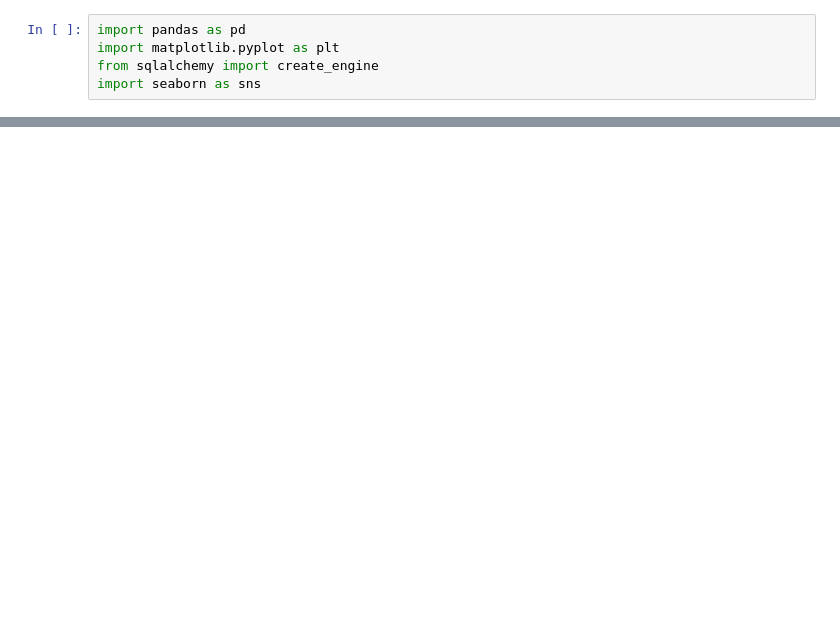
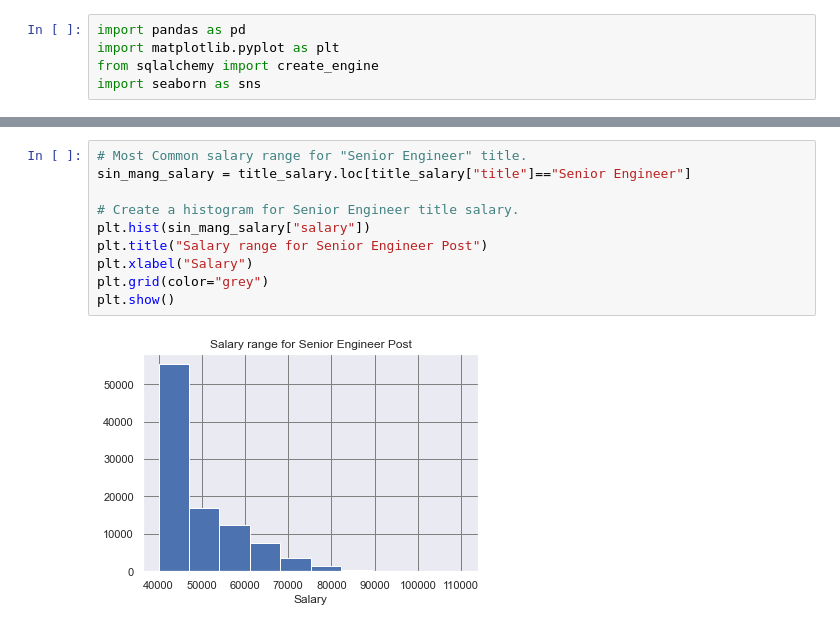
Before and after one commit to ravipatel0113/SQL_Challenge, a Jupyter notebook: Employee_SQL/Bonus/Bonus_part.ipynb, the cells around one changed output, grey strips where cells are left out. Drawn from its saved outputs; the diff is of its cells as text; blank space fills up the shorter version.

```diff
--- a/Employee_SQL/Bonus/Bonus_part.ipynb
+++ b/Employee_SQL/Bonus/Bonus_part.ipynb
@@ -188,0 +154,12 @@ epilogue
+# %%
+# Most Common salary range for "Senior Engineer" title.
+sin_mang_salary = title_salary.loc[title_salary["title"]=="Senior Engineer"]
+
+# Create a histogram for Senior Engineer title salary.
+plt.hist(sin_mang_salary["salary"])
+plt.title("Salary range for Senior Engineer Post")
+plt.xlabel("Salary")
+plt.grid(color="grey")
+plt.show()
+# %% [output]
+[figure, added]
```
Also changed, not shown: parts of 38 cells of this notebook.
